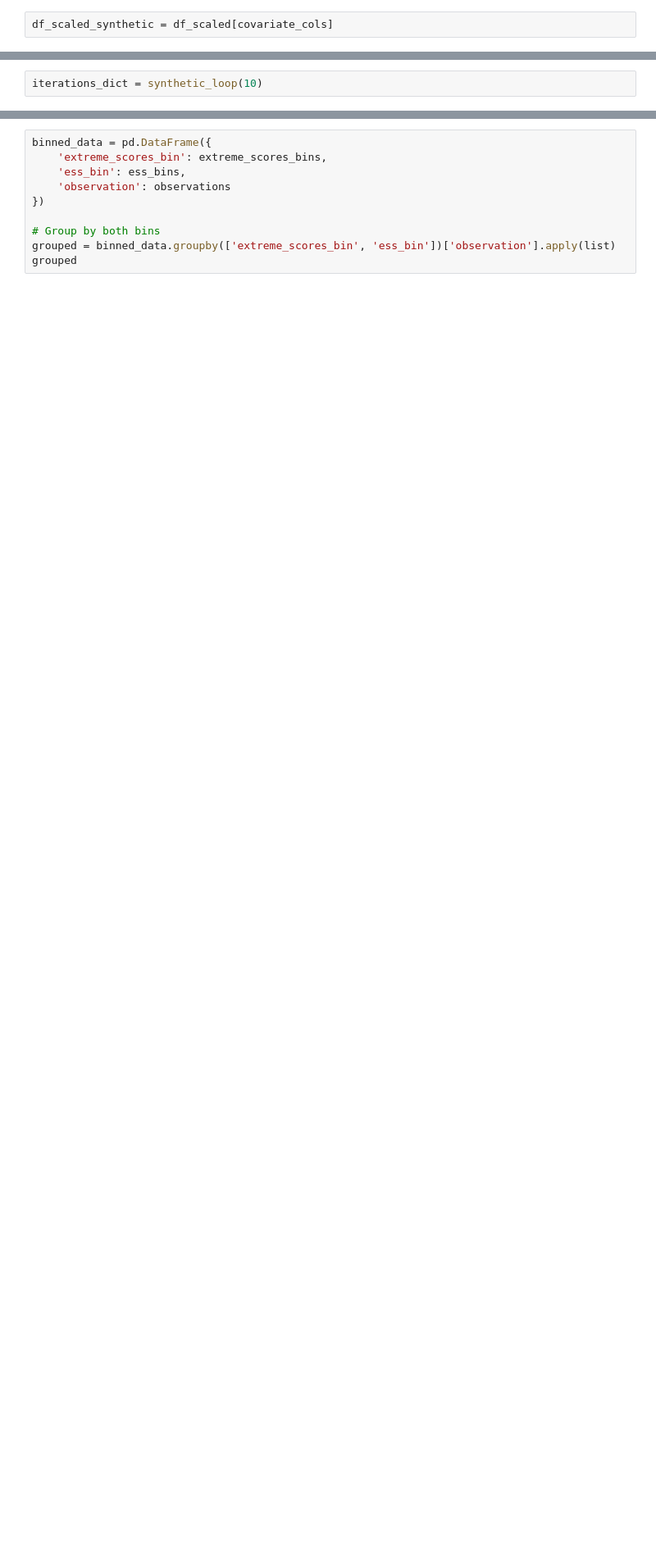
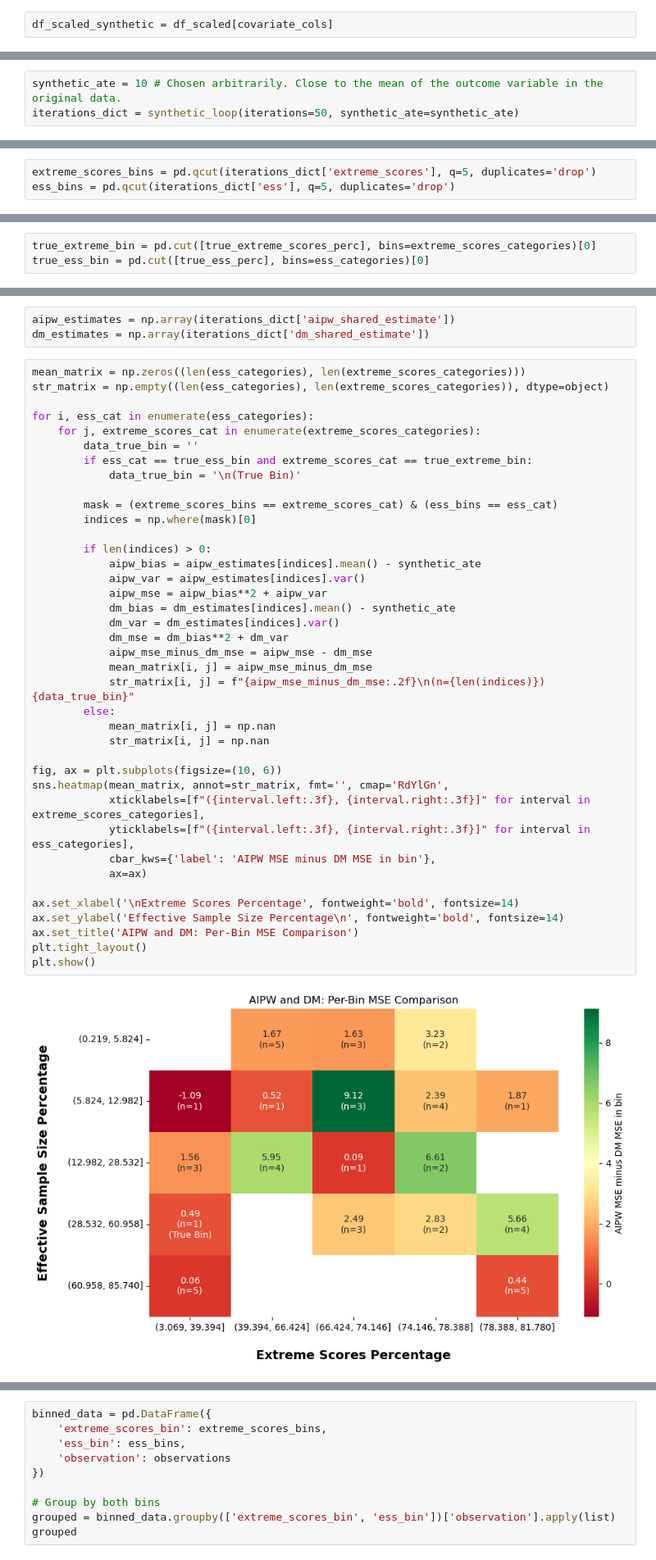
Before and after one commit to TresGes25/gg570_d200, a Jupyter notebook: implementation/analysis.ipynb, the cells around one changed output, grey strips where cells are left out. Shown at 82% size. Drawn from its saved outputs; the diff is of its cells as text; blank space fills up the shorter version.

```diff
--- a/implementation/analysis.ipynb
+++ b/implementation/analysis.ipynb
@@ -285,4 +284,5 @@ def synthetic_loop(iterations):
 
     return iterations_dict
 # %%
-iterations_dict = synthetic_loop(10)
+synthetic_ate = 10 # Chosen arbitrarily. Close to the mean of the outcome variable in the original data.
+iterations_dict = synthetic_loop(iterations=50, synthetic_ate=synthetic_ate)
@@ -309,3 +289,6 @@ else:
+# %%
+extreme_scores_bins = pd.qcut(iterations_dict['extreme_scores'], q=5, duplicates='drop')
+ess_bins = pd.qcut(iterations_dict['ess'], q=5, duplicates='drop')
 # %%
 extreme_scores_categories = extreme_scores_bins.categories
 ess_categories = ess_bins.categories
@@ -343,0 +295,3 @@ plt.show()
+# %%
+true_extreme_bin = pd.cut([true_extreme_scores_perc], bins=extreme_scores_categories)[0]
+true_ess_bin = pd.cut([true_ess_perc], bins=ess_categories)[0]
@@ -343,0 +300,44 @@ plt.show()
+# %%
+aipw_estimates = np.array(iterations_dict['aipw_shared_estimate'])
+dm_estimates = np.array(iterations_dict['dm_shared_estimate'])
+# %%
+mean_matrix = np.zeros((len(ess_categories), len(extreme_scores_categories)))
+str_matrix = np.empty((len(ess_categories), len(extreme_scores_categories)), dtype=object)
+
+for i, ess_cat in enumerate(ess_categories):
+    for j, extreme_scores_cat in enumerate(extreme_scores_categories):
+        data_true_bin = ''
+        if ess_cat == true_ess_bin and extreme_scores_cat == true_extreme_bin:
+            data_true_bin = '\n(True Bin)'
+
+        mask = (extreme_scores_bins == extreme_scores_cat) & (ess_bins == ess_cat)
+        indices = np.where(mask)[0]
+
+        if len(indices) > 0:
+            aipw_bias = aipw_estimates[indices].mean() - synthetic_ate
+            aipw_var = aipw_estimates[indices].var()
+            aipw_mse = aipw_bias**2 + aipw_var
+            dm_bias = dm_estimates[indices].mean() - synthetic_ate
+            dm_var = dm_estimates[indices].var()
+            dm_mse = dm_bias**2 + dm_var
+            aipw_mse_minus_dm_mse = aipw_mse - dm_mse
+            mean_matrix[i, j] = aipw_mse_minus_dm_mse
+            str_matrix[i, j] = f"{aipw_mse_minus_dm_mse:.2f}\n(n={len(indices)}){data_true_bin}"
+        else:
+            mean_matrix[i, j] = np.nan
+            str_matrix[i, j] = np.nan
+
+fig, ax = plt.subplots(figsize=(10, 6))
+sns.heatmap(mean_matrix, annot=str_matrix, fmt='', cmap='RdYlGn',
+            xticklabels=[f"({interval.left:.3f}, {interval.right:.3f}]" for interval in extreme_scores_categories],
+            yticklabels=[f"({interval.left:.3f}, {interval.right:.3f}]" for interval in ess_categories],
+            cbar_kws={'label': 'AIPW MSE minus DM MSE in bin'},
+            ax=ax)
+
+ax.set_xlabel('\nExtreme Scores Percentage', fontweight='bold', fontsize=14)
+ax.set_ylabel('Effective Sample Size Percentage\n', fontweight='bold', fontsize=14)
+ax.set_title('AIPW and DM: Per-Bin MSE Comparison')
+plt.tight_layout()
+plt.show()
+# %% [output]
+[figure, added]
```
Also changed, not shown: parts of 11 cells of this notebook, 2 other files.
